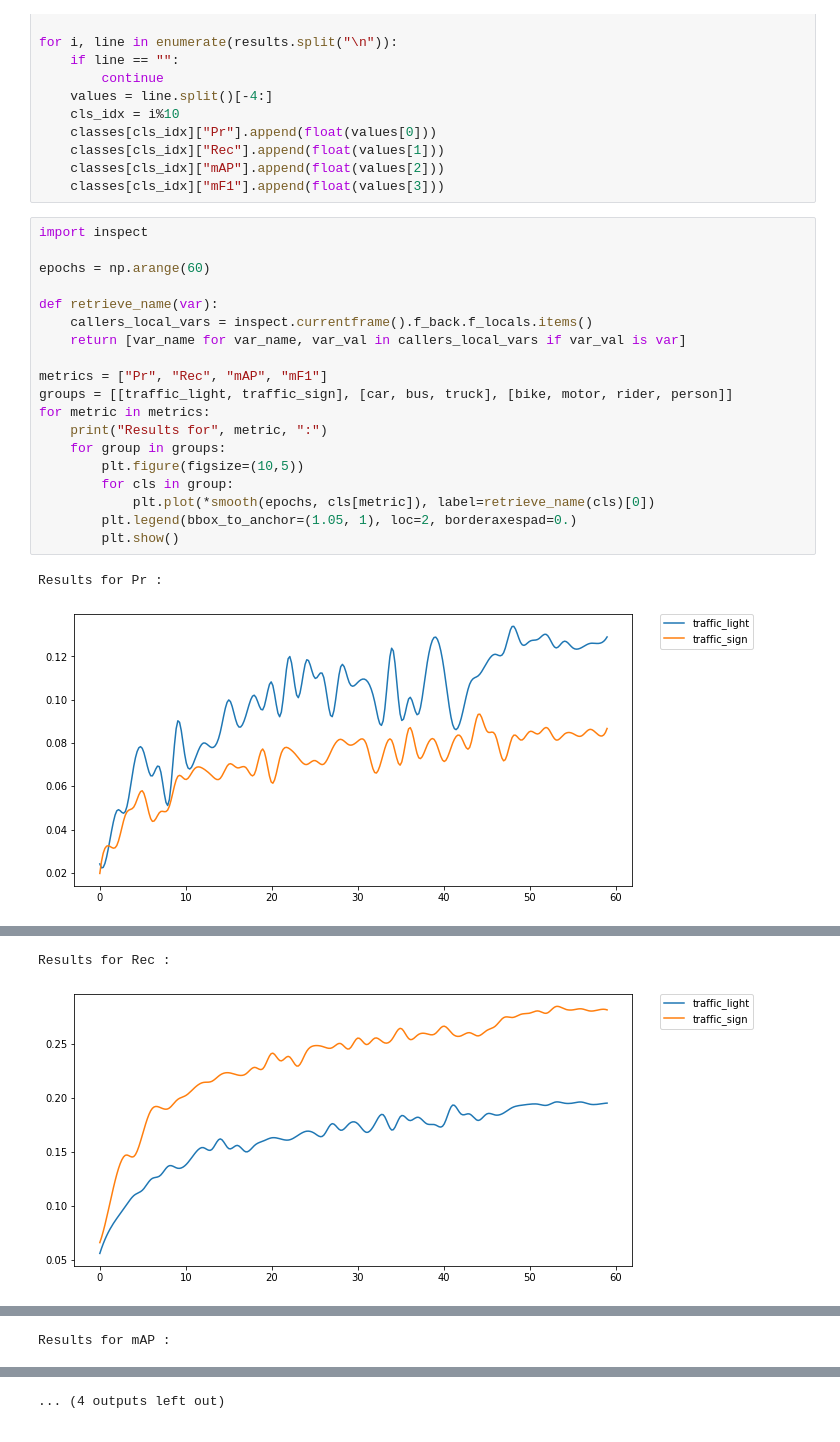
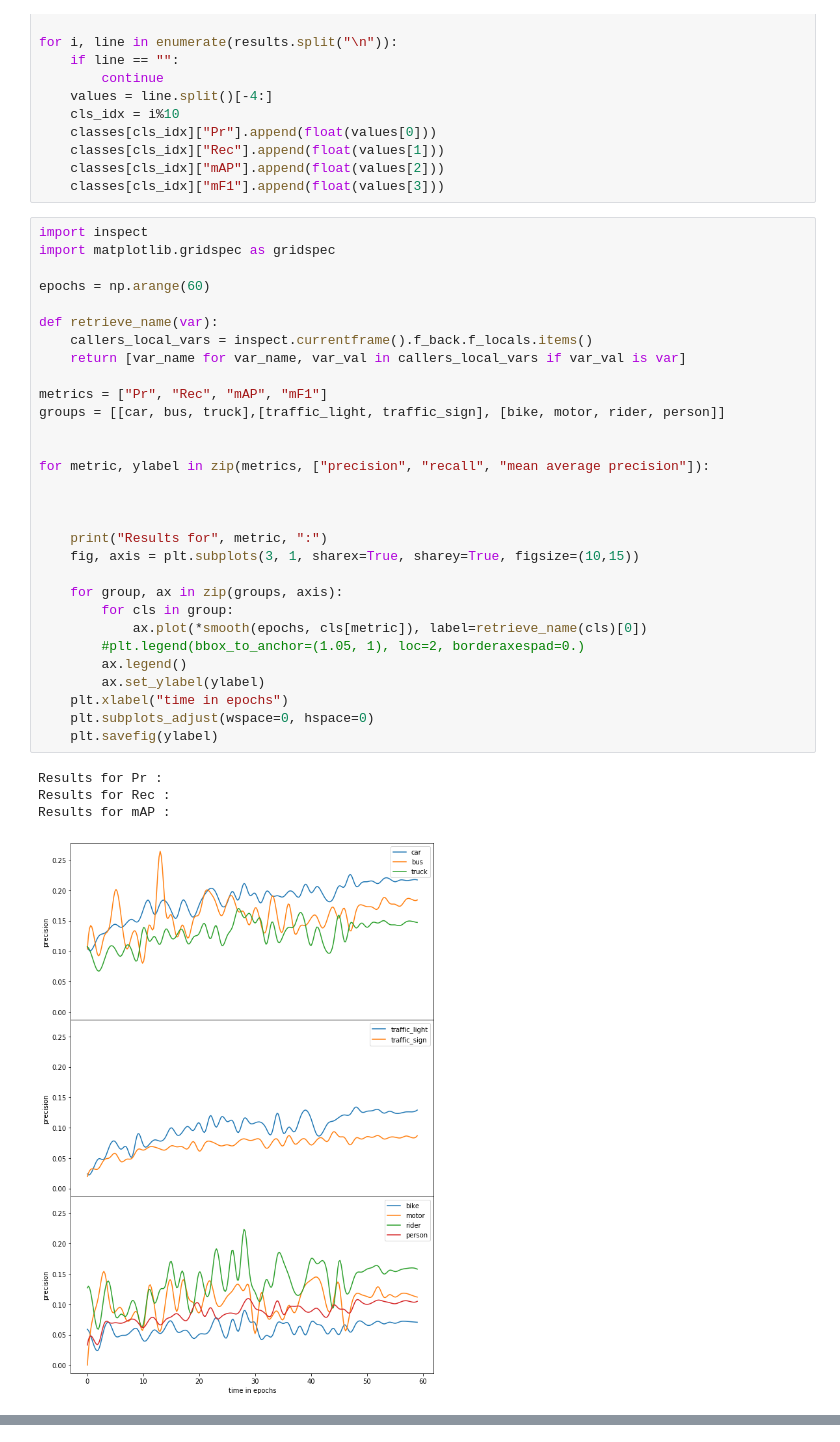
Before and after one commit to EricSchuMa/PYOLO, a Jupyter notebook: plots/Untitled.ipynb, the cells around one changed output, grey strips where cells are left out. Cells and saved outputs as stored; diff of their text form.

```diff
--- a/plots/Untitled.ipynb
+++ b/plots/Untitled.ipynb
@@ -83,23 +83,36 @@ for i, line in enumerate(results.split("\n")):
     classes[cls_idx]["mF1"].append(float(values[3]))
 # %%
 import inspect
+import matplotlib.gridspec as gridspec
 
 epochs = np.arange(60)
 
 def retrieve_name(var):
     callers_local_vars = inspect.currentframe().f_back.f_locals.items()
     return [var_name for var_name, var_val in callers_local_vars if var_val is var]
 
 metrics = ["Pr", "Rec", "mAP", "mF1"]
-groups = [[traffic_light, traffic_sign], [car, bus, truck], [bike, motor, rider, person]]
-for metric in metrics:
+groups = [[car, bus, truck],[traffic_light, traffic_sign], [bike, motor, rider, person]]
+
+
+for metric, ylabel in zip(metrics, ["precision", "recall", "mean average precision"]):
+
+
+
     print("Results for", metric, ":")
-    for group in groups:
-        plt.figure(figsize=(10,5))
+    fig, axis = plt.subplots(3, 1, sharex=True, sharey=True, figsize=(10,15))
+
+    for group, ax in zip(groups, axis):
         for cls in group:
-            plt.plot(*smooth(epochs, cls[metric]), label=retrieve_name(cls)[0])
-        plt.legend(bbox_to_anchor=(1.05, 1), loc=2, borderaxespad=0.)
-        plt.show()
+            ax.plot(*smooth(epochs, cls[metric]), label=retrieve_name(cls)[0])
+        #plt.legend(bbox_to_anchor=(1.05, 1), loc=2, borderaxespad=0.)
+        ax.legend()
+        ax.set_ylabel(ylabel)
+    plt.xlabel("time in epochs")
+    plt.subplots_adjust(wspace=0, hspace=0)
+    plt.savefig(ylabel)
 # %% [output]
 Results for Pr :
+Results for Rec :
+Results for mAP :
-[figure, old version]
+[figure, new version]
@@ -108,2 +120,0 @@ Results for Pr :
-Results for Rec :
-[figure, removed]
@@ -112 +120,0 @@ Results for Rec :
-Results for mAP :
@@ -116 +120,0 @@ Results for mAP :
-... (4 outputs left out)
```
Also changed, not shown: parts of 3 cells of this notebook.
